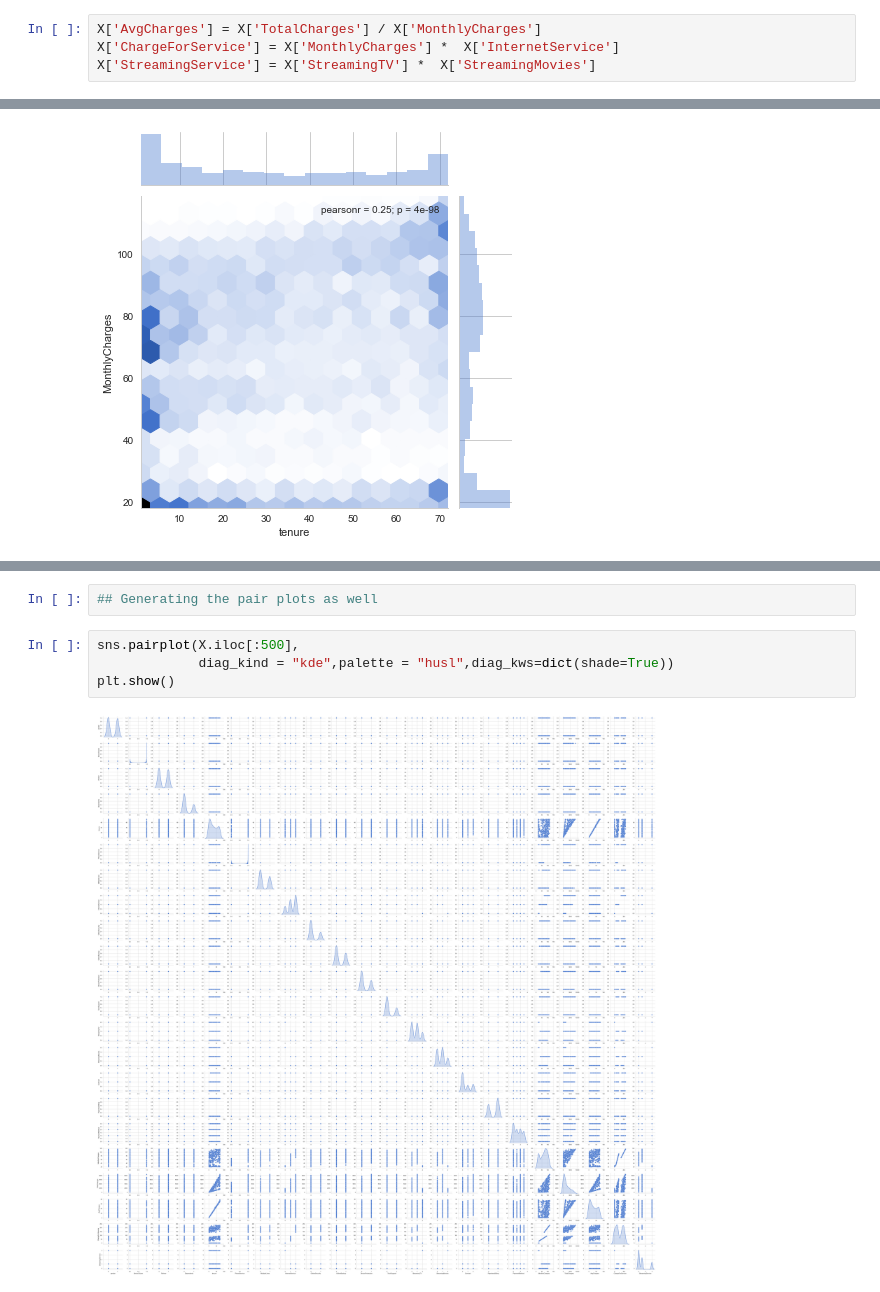
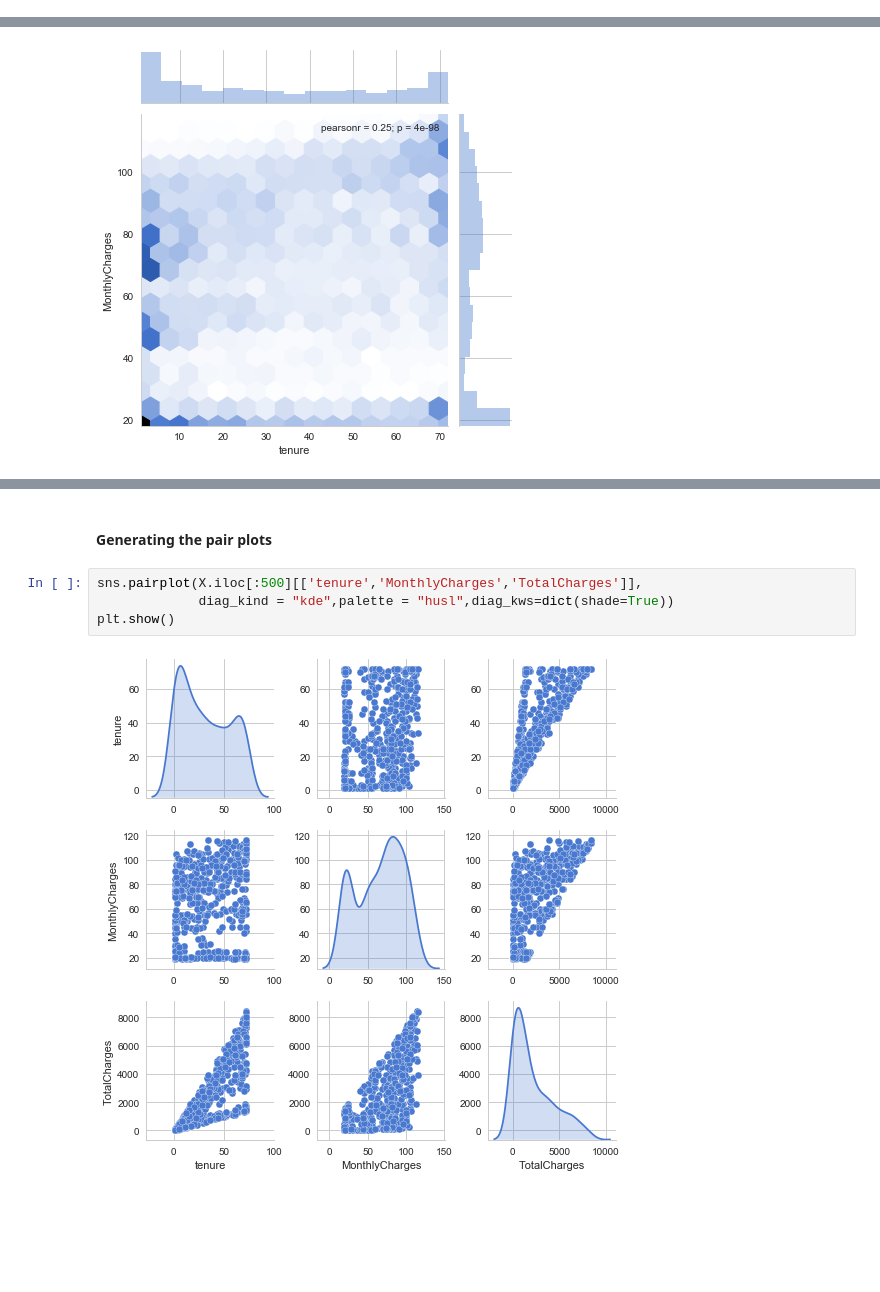
Before and after one commit to pratikshrivastava/MachineLearningProjects, a Jupyter notebook: ChurnPredictionForTelco.ipynb, the cells around one changed output, grey strips where cells are left out. Cells and saved outputs as stored; diff of their text form; blank space fills up the shorter version.

```diff
--- a/ChurnPredictionForTelco.ipynb
+++ b/ChurnPredictionForTelco.ipynb
@@ -260,4 +310,0 @@ Hence we can create a new feature StreamingService = StreamingTV + STreamingMovi
-# %%
-X['AvgCharges'] = X['TotalCharges'] / X['MonthlyCharges']
-X['ChargeForService'] = X['MonthlyCharges'] *  X['InternetService']
-X['StreamingService'] = X['StreamingTV'] *  X['StreamingMovies']
@@ -366,8 +403,8 @@ xNorm.describe()
-# %%
-## Generating the pair plots as well
+# %% [markdown]
+#### Generating the pair plots
 # %%
-sns.pairplot(X.iloc[:500],
+sns.pairplot(X.iloc[:500][['tenure','MonthlyCharges','TotalCharges']],
              diag_kind = "kde",palette = "husl",diag_kws=dict(shade=True))
 plt.show()
 # %% [output]
-[figure, old version]
+[figure, new version]
```
Also changed, not shown: parts of 73 cells of this notebook.
